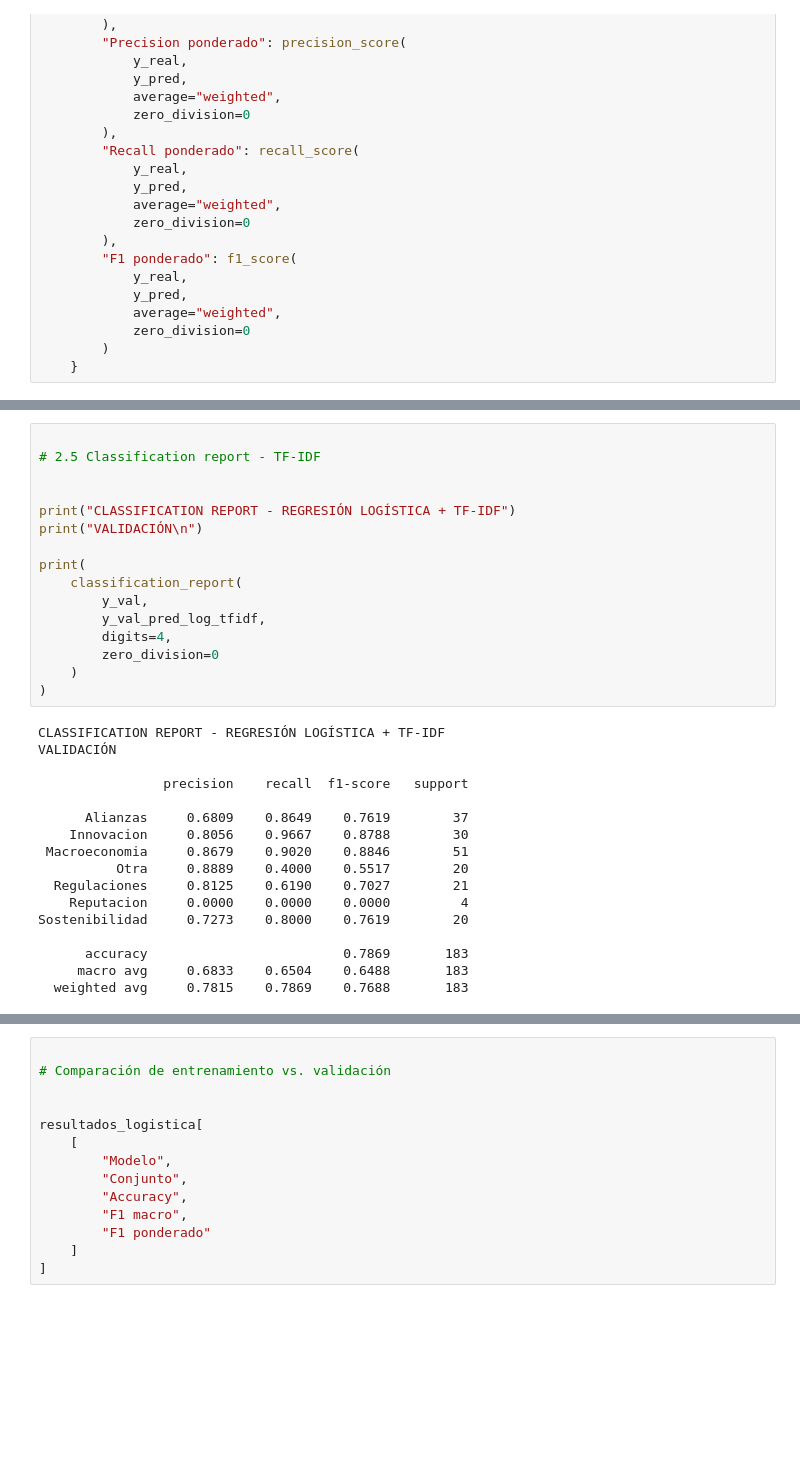
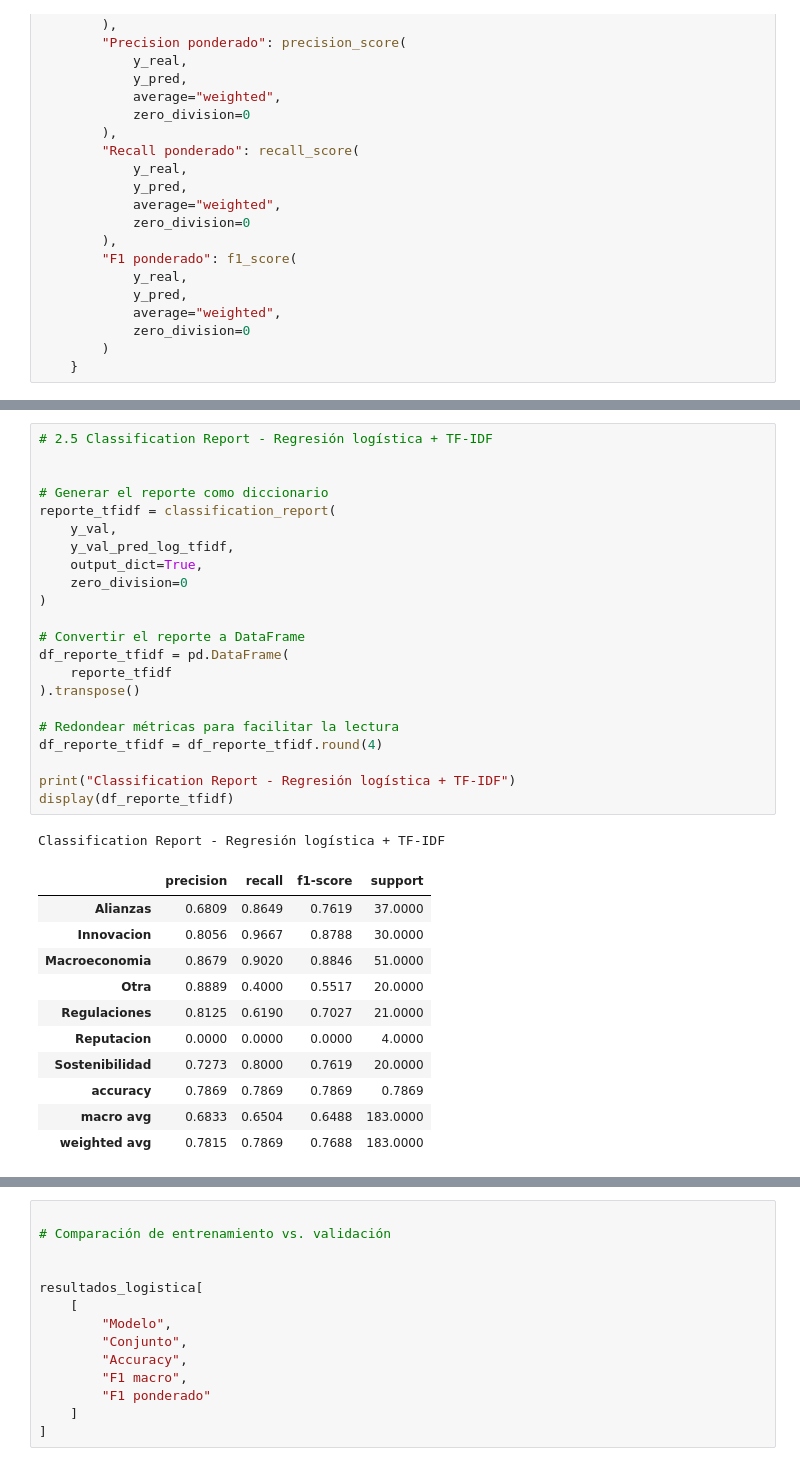
Before and after one commit to Cynthiss/NLP, a Jupyter notebook: Lab_4/Lab_4.ipynb, the cells around one changed output, grey strips where cells are left out. Saved outputs shown, nothing was run; the diff lists cells and outputs as text; blank space fills up the shorter version.

```diff
--- a/Lab_4/Lab_4.ipynb
+++ b/Lab_4/Lab_4.ipynb
@@ -3418,35 +3430,37 @@ plt.show()
 # %%
-
-# 2.5 Classification report - TF-IDF
+# 2.5 Classification Report - Regresión logística + TF-IDF
 
 
-print("CLASSIFICATION REPORT - REGRESIÓN LOGÍSTICA + TF-IDF")
-print("VALIDACIÓN\n")
+# Generar el reporte como diccionario
+reporte_tfidf = classification_report(
+    y_val,
+    y_val_pred_log_tfidf,
+    output_dict=True,
+    zero_division=0
+)
 
-print(
-    classification_report(
-        y_val,
-        y_val_pred_log_tfidf,
-        digits=4,
-        zero_division=0
-    )
-)
+# Convertir el reporte a DataFrame
+df_reporte_tfidf = pd.DataFrame(
+    reporte_tfidf
+).transpose()
+
+# Redondear métricas para facilitar la lectura
+df_reporte_tfidf = df_reporte_tfidf.round(4)
+
+print("Classification Report - Regresión logística + TF-IDF")
+display(df_reporte_tfidf)
 # %% [output]
-CLASSIFICATION REPORT - REGRESIÓN LOGÍSTICA + TF-IDF
-VALIDACIÓN
-
-                precision    recall  f1-score   support
-
-      Alianzas     0.6809    0.8649    0.7619        37
-    Innovacion     0.8056    0.9667    0.8788        30
- Macroeconomia     0.8679    0.9020    0.8846        51
-          Otra     0.8889    0.4000    0.5517        20
-  Regulaciones     0.8125    0.6190    0.7027        21
-    Reputacion     0.0000    0.0000    0.0000         4
-Sostenibilidad     0.7273    0.8000    0.7619        20
-
-      accuracy                         0.7869       183
-     macro avg     0.6833    0.6504    0.6488       183
-  weighted avg     0.7815    0.7869    0.7688       183
+Classification Report - Regresión logística + TF-IDF
+|  | precision | recall | f1-score | support |
+| Alianzas | 0.6809 | 0.8649 | 0.7619 | 37.0000 |
+| Innovacion | 0.8056 | 0.9667 | 0.8788 | 30.0000 |
+| Macroeconomia | 0.8679 | 0.9020 | 0.8846 | 51.0000 |
+| Otra | 0.8889 | 0.4000 | 0.5517 | 20.0000 |
+| Regulaciones | 0.8125 | 0.6190 | 0.7027 | 21.0000 |
+| Reputacion | 0.0000 | 0.0000 | 0.0000 | 4.0000 |
+| Sostenibilidad | 0.7273 | 0.8000 | 0.7619 | 20.0000 |
+| accuracy | 0.7869 | 0.7869 | 0.7869 | 0.7869 |
+| macro avg | 0.6833 | 0.6504 | 0.6488 | 183.0000 |
+| weighted avg | 0.7815 | 0.7869 | 0.7688 | 183.0000 |
 # %%
 
```
Also changed, not shown: parts of 3 cells of this notebook.
